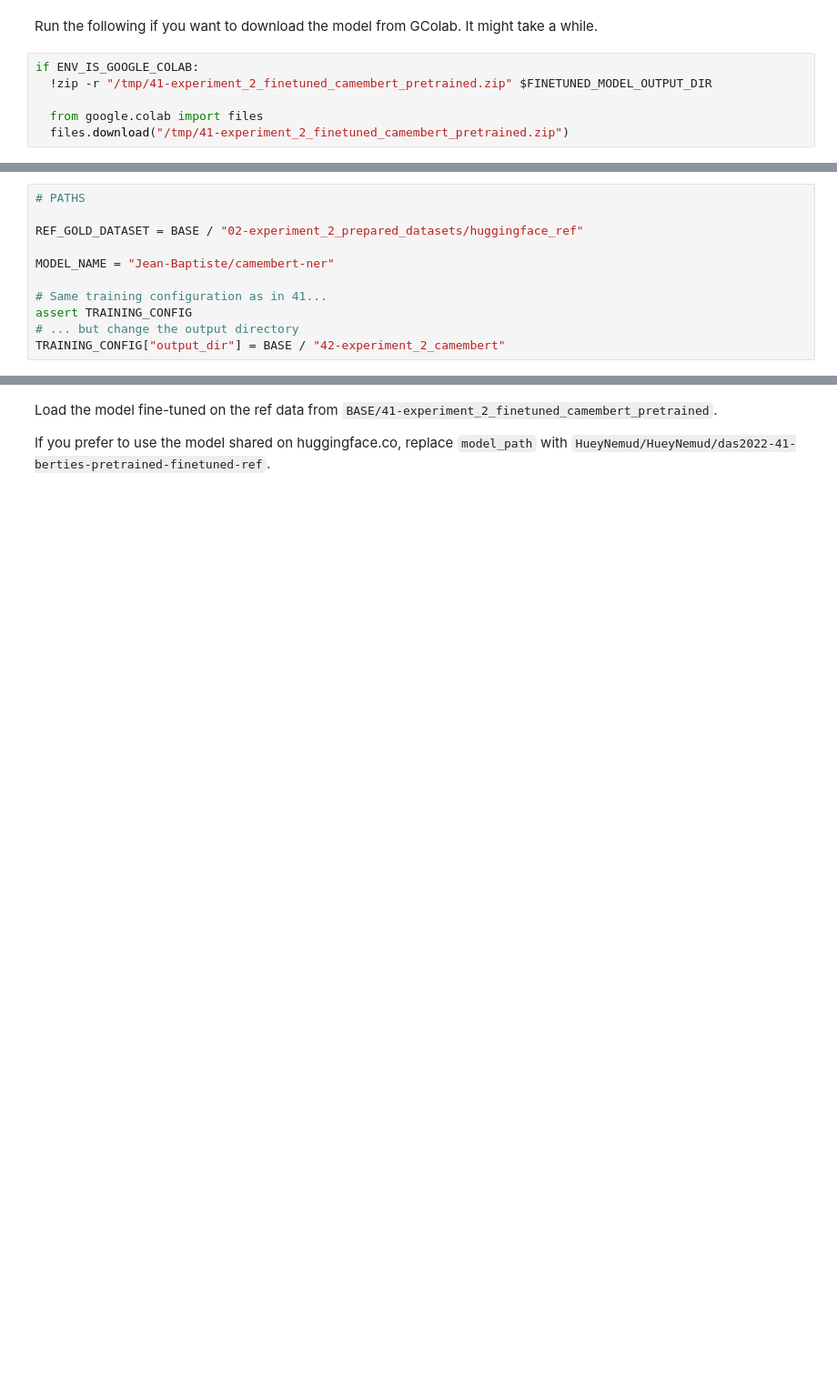
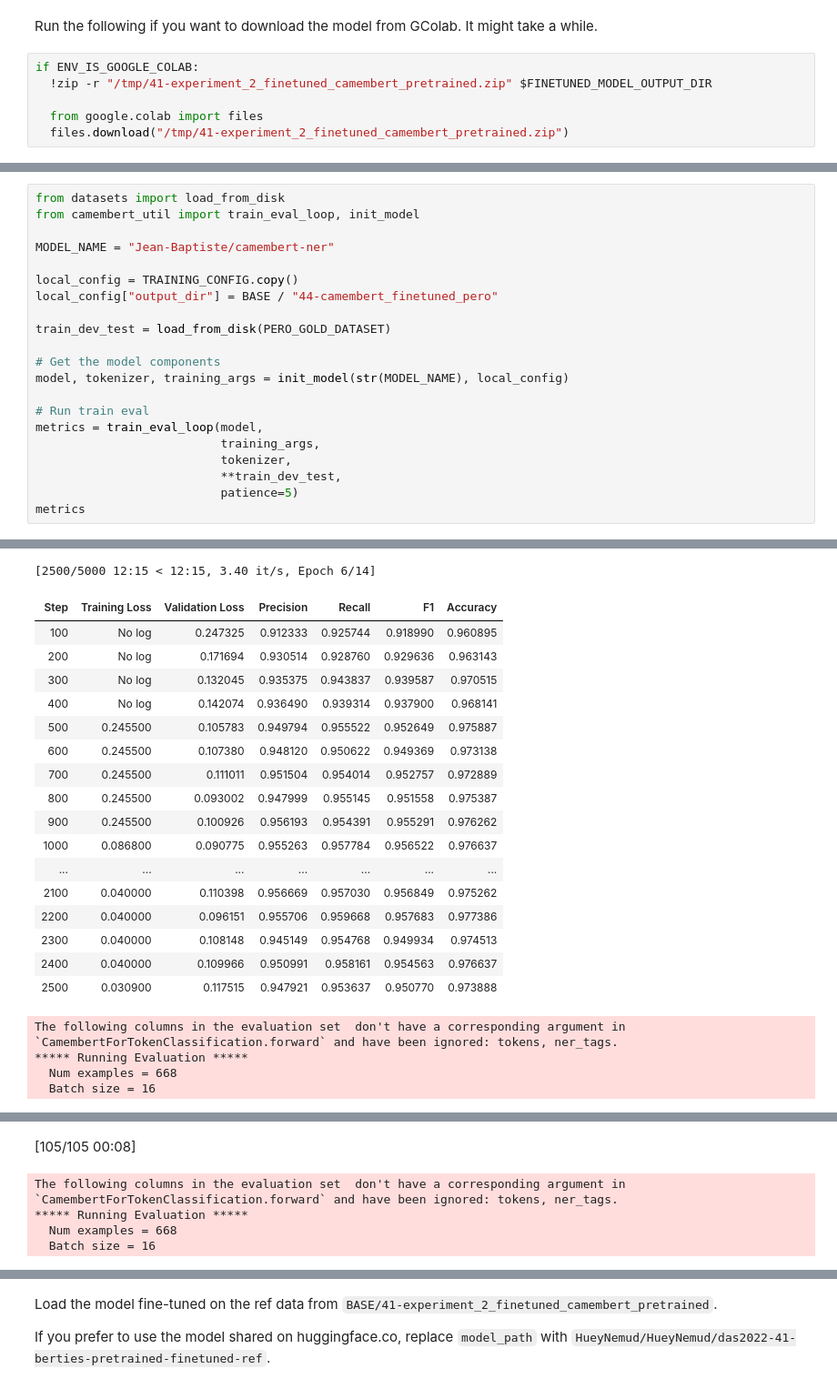
Before and after one commit to soduco/paper-ner-bench-das22, a Jupyter notebook: src/ner/40_experiment_2.ipynb, the cells around one changed output, grey strips where cells are left out. Shown at 91% size. Cells and saved outputs as stored; diff of their text form; blank space fills up the shorter version.

```diff
--- a/src/ner/40_experiment_2.ipynb
+++ b/src/ner/40_experiment_2.ipynb
@@ -92,14 +118,3 @@ if ENV_IS_GOOGLE_COLAB:
-# %%
-# PATHS
-
-REF_GOLD_DATASET = BASE / "02-experiment_2_prepared_datasets/huggingface_ref"
-
-MODEL_NAME = "Jean-Baptiste/camembert-ner"
-
-# Same training configuration as in 41...
-assert TRAINING_CONFIG
-# ... but change the output directory
-TRAINING_CONFIG["output_dir"] = BASE / "42-experiment_2_camembert"
 # %%
 from datasets import load_from_disk
 from camembert_util import train_eval_loop, init_model
@@ -118,0 +164,22 @@ metrics
+# %%
+from datasets import load_from_disk
+from camembert_util import train_eval_loop, init_model
+
+MODEL_NAME = "Jean-Baptiste/camembert-ner"
+
+local_config = TRAINING_CONFIG.copy()
+local_config["output_dir"] = BASE / "44-camembert_finetuned_pero"
+
+train_dev_test = load_from_disk(PERO_GOLD_DATASET)
+
+# Get the model components
+model, tokenizer, training_args = init_model(str(MODEL_NAME), local_config)
+
+# Run train eval
+metrics = train_eval_loop(model,
+                          training_args,
+                          tokenizer,
+                          **train_dev_test,
+                          patience=5)
+metrics
+# %% [output]
@@ -118,0 +200,22 @@ metrics
+[2500/5000 12:15 < 12:15, 3.40 it/s, Epoch 6/14]
+| Step | Training Loss | Validation Loss | Precision | Recall | F1 | Accuracy |
+| 100 | No log | 0.247325 | 0.912333 | 0.925744 | 0.918990 | 0.960895 |
+| 200 | No log | 0.171694 | 0.930514 | 0.928760 | 0.929636 | 0.963143 |
+| 300 | No log | 0.132045 | 0.935375 | 0.943837 | 0.939587 | 0.970515 |
+| 400 | No log | 0.142074 | 0.936490 | 0.939314 | 0.937900 | 0.968141 |
+| 500 | 0.245500 | 0.105783 | 0.949794 | 0.955522 | 0.952649 | 0.975887 |
+| 600 | 0.245500 | 0.107380 | 0.948120 | 0.950622 | 0.949369 | 0.973138 |
+| 700 | 0.245500 | 0.111011 | 0.951504 | 0.954014 | 0.952757 | 0.972889 |
+| 800 | 0.245500 | 0.093002 | 0.947999 | 0.955145 | 0.951558 | 0.975387 |
+| 900 | 0.245500 | 0.100926 | 0.956193 | 0.954391 | 0.955291 | 0.976262 |
+| 1000 | 0.086800 | 0.090775 | 0.955263 | 0.957784 | 0.956522 | 0.976637 |
+| ... | ... | ... | ... | ... | ... | ... |
+| 2100 | 0.040000 | 0.110398 | 0.956669 | 0.957030 | 0.956849 | 0.975262 |
+| 2200 | 0.040000 | 0.096151 | 0.955706 | 0.959668 | 0.957683 | 0.977386 |
+| 2300 | 0.040000 | 0.108148 | 0.945149 | 0.954768 | 0.949934 | 0.974513 |
+| 2400 | 0.040000 | 0.109966 | 0.950991 | 0.958161 | 0.954563 | 0.976637 |
+| 2500 | 0.030900 | 0.117515 | 0.947921 | 0.953637 | 0.950770 | 0.973888 |
+The following columns in the evaluation set  don't have a corresponding argument in `CamembertForTokenClassification.forward` and have been ignored: tokens, ner_tags.
+***** Running Evaluation *****
+  Num examples = 668
+  Batch size = 16
@@ -118,0 +239,5 @@ metrics
+[105/105 00:08]
+The following columns in the evaluation set  don't have a corresponding argument in `CamembertForTokenClassification.forward` and have been ignored: tokens, ner_tags.
+***** Running Evaluation *****
+  Num examples = 668
+  Batch size = 16
```
Also changed, not shown: parts of 28 cells of this notebook, 15 other files.
